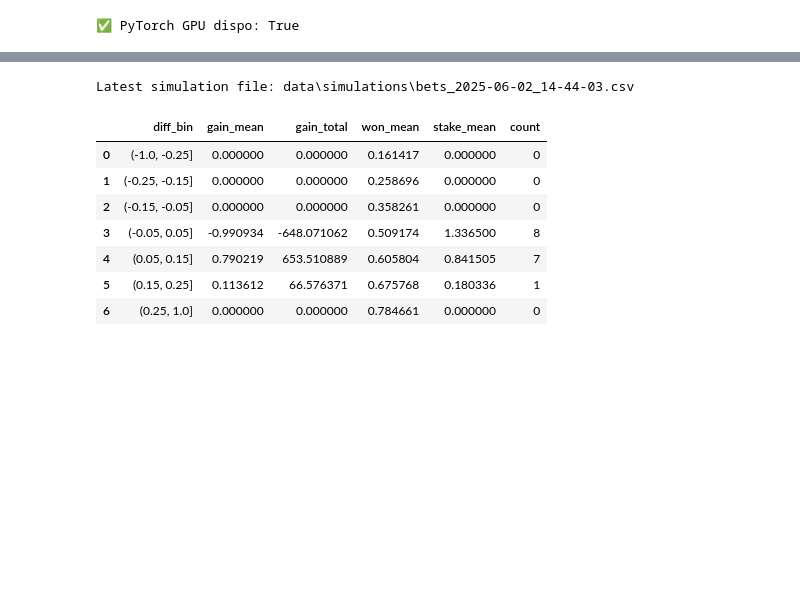
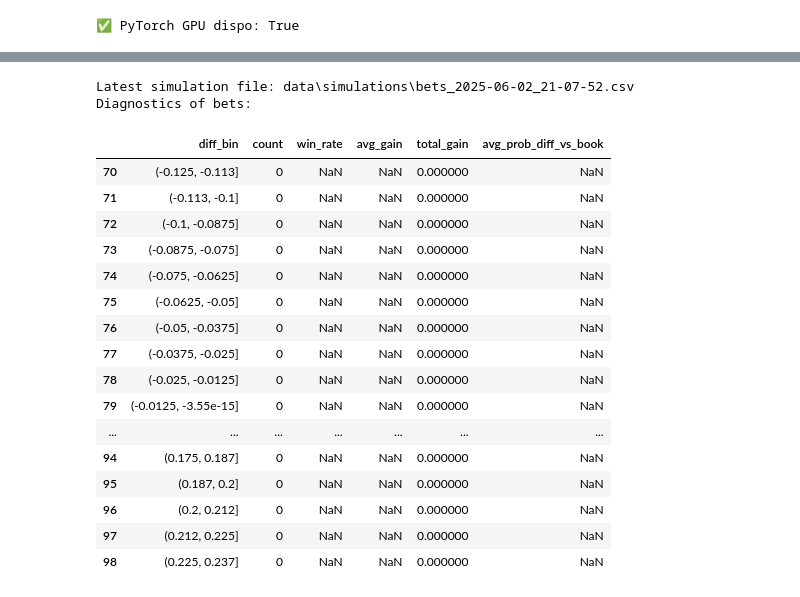
Before and after one commit to SirGenkii/NBA_Predictor, a Jupyter notebook: 09_betting_simulation.ipynb, the cells around one changed output, grey strips where cells are left out. Saved outputs shown, nothing was run; the diff lists cells and outputs as text; code cells hidden in the pictures; blank space fills up the shorter version.

```diff
--- a/09_betting_simulation.ipynb
+++ b/09_betting_simulation.ipynb
@@ -100,21 +96,48 @@ plt.grid()
 #     reset_bankroll_each_season=False
 # )
 # %%
+
+import pandas as pd
+from src.utils import get_latest_file
+from src.config import DATA_SIMULATIONS_DIR
+from src.simulator_betting import analyze_bets_diagnostics,analyze_performance_by_odds
+
+
+# Affiche toutes les lignes
+pd.set_option("display.max_rows", None)
+# Affiche toutes les colonnes (si besoin)
+pd.set_option("display.max_columns", None)
+
 #latest simulation file
 latest_simulation_file = get_latest_file(DATA_SIMULATIONS_DIR)
 print(f"Latest simulation file: {latest_simulation_file}")
 
 
 #analyse edge bookmaker/models on the latest simulation file
 latest_bets_df = pd.read_csv(latest_simulation_file)
-analyze_model_vs_bookmaker(latest_bets_df)
+diagnostics = analyze_bets_diagnostics(latest_bets_df)
+
+#cut 50 first and last 50 rows of diagnostics
+diagnostics = diagnostics.iloc[70:-60]
+print("Diagnostics of bets:")
+diagnostics
 # %% [output]
-Latest simulation file: data\simulations\bets_2025-06-02_14-44-03.csv
+Latest simulation file: data\simulations\bets_2025-06-02_21-07-52.csv
+Diagnostics of bets:
-|  | diff_bin | gain_mean | gain_total | won_mean | stake_mean | count |
-| 0 | (-1.0, -0.25] | 0.000000 | 0.000000 | 0.161417 | 0.000000 | 0 |
-| 1 | (-0.25, -0.15] | 0.000000 | 0.000000 | 0.258696 | 0.000000 | 0 |
-| 2 | (-0.15, -0.05] | 0.000000 | 0.000000 | 0.358261 | 0.000000 | 0 |
-| 3 | (-0.05, 0.05] | -0.990934 | -648.071062 | 0.509174 | 1.336500 | 8 |
-| 4 | (0.05, 0.15] | 0.790219 | 653.510889 | 0.605804 | 0.841505 | 7 |
-| 5 | (0.15, 0.25] | 0.113612 | 66.576371 | 0.675768 | 0.180336 | 1 |
-| 6 | (0.25, 1.0] | 0.000000 | 0.000000 | 0.784661 | 0.000000 | 0 |
+|  | diff_bin | count | win_rate | avg_gain | total_gain | avg_prob_diff_vs_book |
+| 70 | (-0.125, -0.113] | 0 | NaN | NaN | 0.000000 | NaN |
+| 71 | (-0.113, -0.1] | 0 | NaN | NaN | 0.000000 | NaN |
+| 72 | (-0.1, -0.0875] | 0 | NaN | NaN | 0.000000 | NaN |
+| 73 | (-0.0875, -0.075] | 0 | NaN | NaN | 0.000000 | NaN |
+| 74 | (-0.075, -0.0625] | 0 | NaN | NaN | 0.000000 | NaN |
+| 75 | (-0.0625, -0.05] | 0 | NaN | NaN | 0.000000 | NaN |
+| 76 | (-0.05, -0.0375] | 0 | NaN | NaN | 0.000000 | NaN |
+| 77 | (-0.0375, -0.025] | 0 | NaN | NaN | 0.000000 | NaN |
+| 78 | (-0.025, -0.0125] | 0 | NaN | NaN | 0.000000 | NaN |
+| 79 | (-0.0125, -3.55e-15] | 0 | NaN | NaN | 0.000000 | NaN |
+| ... | ... | ... | ... | ... | ... | ... |
+| 94 | (0.175, 0.187] | 0 | NaN | NaN | 0.000000 | NaN |
+| 95 | (0.187, 0.2] | 0 | NaN | NaN | 0.000000 | NaN |
+| 96 | (0.2, 0.212] | 0 | NaN | NaN | 0.000000 | NaN |
+| 97 | (0.212, 0.225] | 0 | NaN | NaN | 0.000000 | NaN |
+| 98 | (0.225, 0.237] | 0 | NaN | NaN | 0.000000 | NaN |
```
Also changed, not shown: parts of 6 cells of this notebook, 21 other files.
